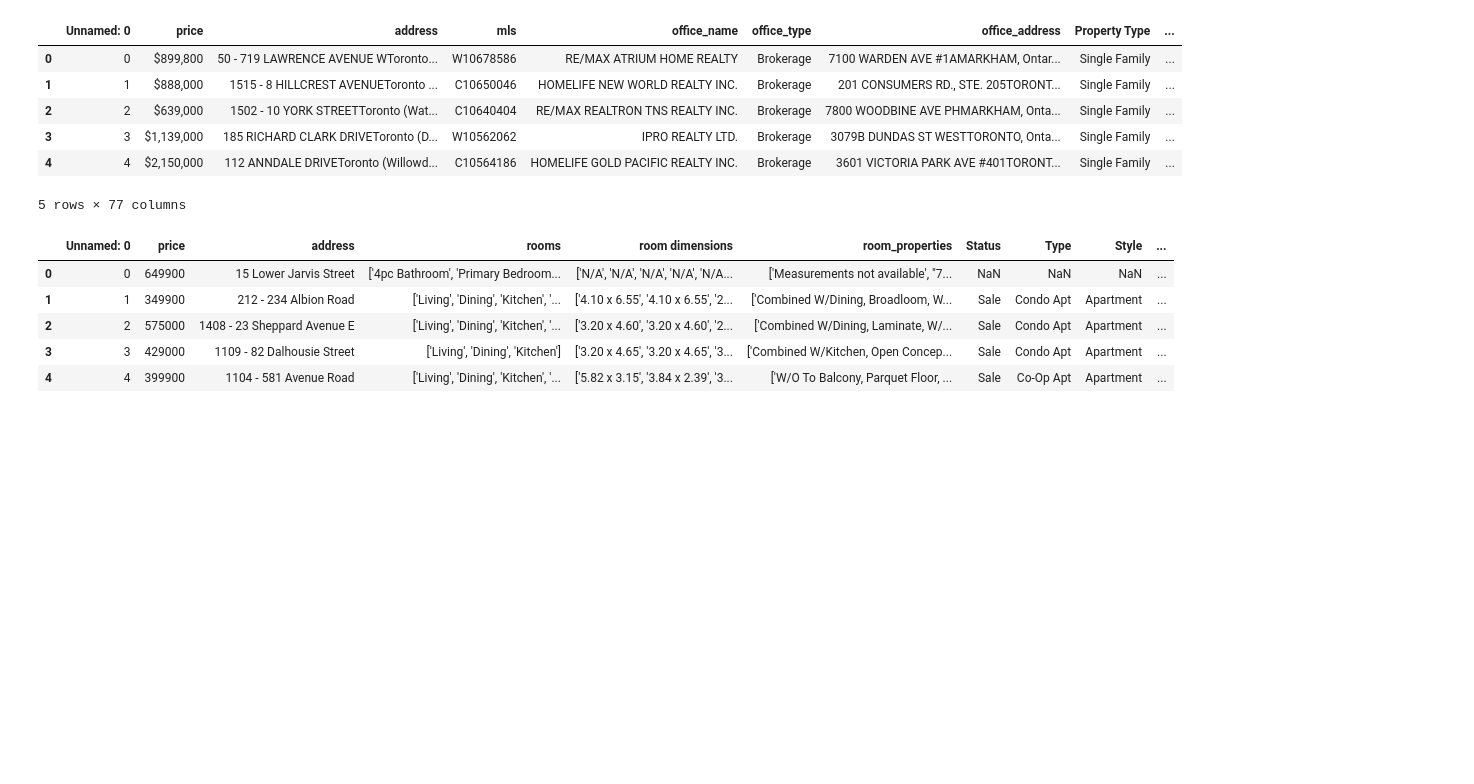
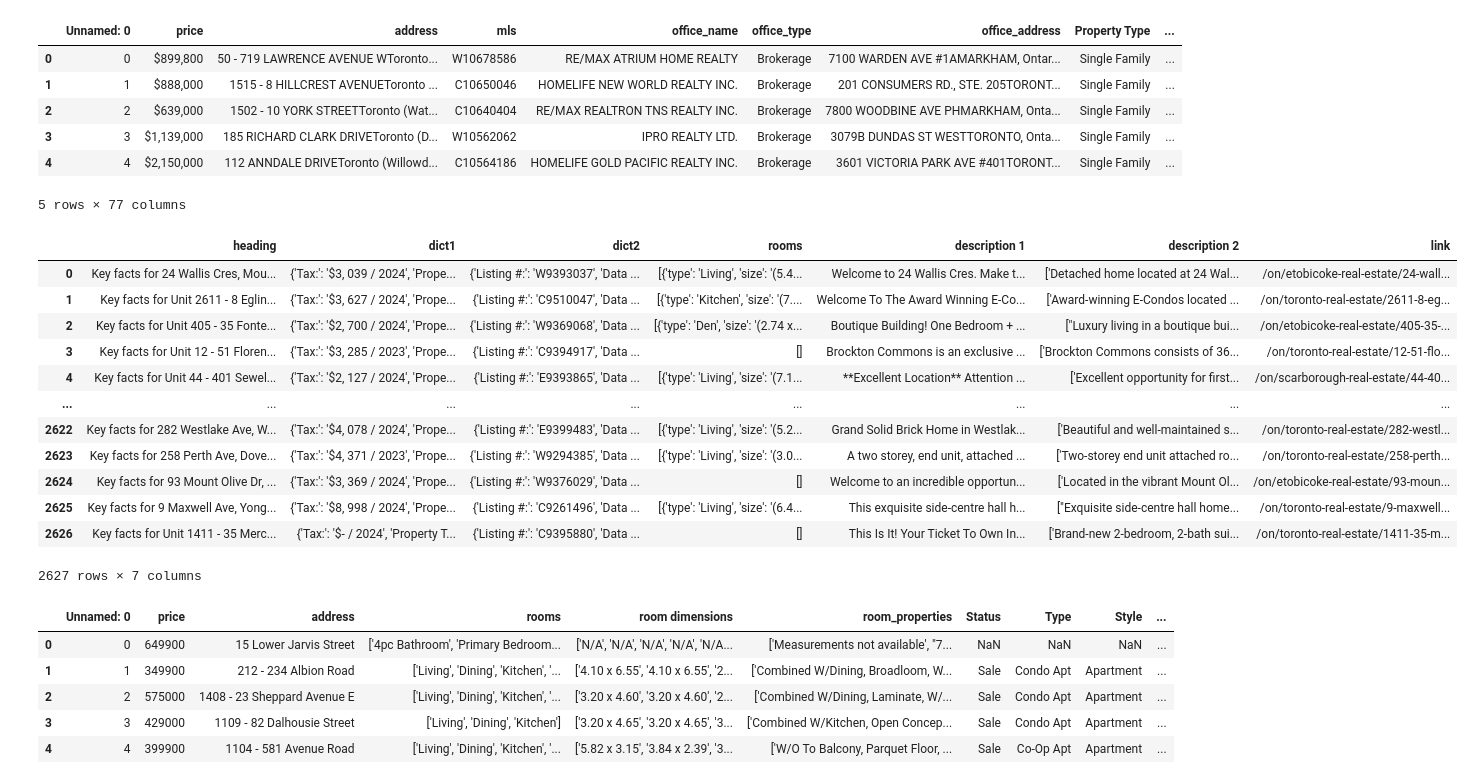
Before and after one commit to sunnyjen/CME358-Final_project, a Jupyter notebook: Combined Data.ipynb, the cells around one changed output. Saved outputs shown, nothing was run; the diff lists cells and outputs as text; code cells hidden in the pictures; blank space fills up the shorter version.

Commit message:
Additional features of house sigma data

```diff
--- a/Combined Data.ipynb
+++ b/Combined Data.ipynb
@@ -114,6 +114,48 @@ real_estate2.head()
 | 3 | 3 | $1,139,000 | 185 RICHARD CLARK DRIVEToronto (D... | W10562062 | IPRO REALTY LTD. | Brokerage | 3079B DUNDAS ST WESTTORONTO, Onta... | Single Family | ... |
 | 4 | 4 | $2,150,000 | 112 ANNDALE DRIVEToronto (Willowd... | C10564186 | HOMELIFE GOLD PACIFIC REALTY INC. | Brokerage | 3601 VICTORIA PARK AVE #401TORONT... | Single Family | ... |
 5 rows × 77 columns
+# %%
+import pandas as pd
+data = pd.read_csv("properties_housesigma.csv")
+data.columns=["Key Facts","Property Info","Listing Info", "rooms","description 1","description 2", "Link"]
+display(data)
+# Flatten data
+flattened_data = []
+for row in data:
+    flattened_row = {"Key Facts": row.get("Key Facts"), "Link": row.get("Link")}
+    # Add Property Info to the row
+    property_info = row.get("Property Info", {})
+    for key, value in property_info.items():
+        flattened_row[key] = value
+    # Add Listing Info to the row
+    listing_info = row.get("Listing Info", {})
+    for key, value in listing_info.items():
+        flattened_row[key] = value
+    # Append the flattened row
+    flattened_data.append(flattened_row)
+
+# Convert to DataFrame
+df = pd.DataFrame(flattened_data)
+
+# Save to CSV
+output_file = "combined_properties.csv"
+df.to_csv(output_file, index=False)
+
+print(f"Data saved to {output_file}")
+# %% [output]
+|  | heading | dict1 | dict2 | rooms | description 1 | description 2 | link |
+| 0 | Key facts for 24 Wallis Cres, Mou... | {'Tax:': '$3, 039 / 2024', 'Prope... | {'Listing #:': 'W9393037', 'Data ... | [{'type': 'Living', 'size': '(5.4... | Welcome to 24 Wallis Cres. Make t... | ['Detached home located at 24 Wal... | /on/etobicoke-real-estate/24-wall... |
+| 1 | Key facts for Unit 2611 - 8 Eglin... | {'Tax:': '$3, 627 / 2024', 'Prope... | {'Listing #:': 'C9510047', 'Data ... | [{'type': 'Kitchen', 'size': '(7.... | Welcome To The Award Winning E-Co... | ['Award-winning E-Condos located ... | /on/toronto-real-estate/2611-8-eg... |
+| 2 | Key facts for Unit 405 - 35 Fonte... | {'Tax:': '$2, 700 / 2024', 'Prope... | {'Listing #:': 'W9369068', 'Data ... | [{'type': 'Den', 'size': '(2.74 x... | Boutique Building! One Bedroom + ... | ["Luxury living in a boutique bui... | /on/etobicoke-real-estate/405-35-... |
+| 3 | Key facts for Unit 12 - 51 Floren... | {'Tax:': '$3, 285 / 2023', 'Prope... | {'Listing #:': 'C9394917', 'Data ... | [] | Brockton Commons is an exclusive ... | ['Brockton Commons consists of 36... | /on/toronto-real-estate/12-51-flo... |
+| 4 | Key facts for Unit 44 - 401 Sewel... | {'Tax:': '$2, 127 / 2024', 'Prope... | {'Listing #:': 'E9393865', 'Data ... | [{'type': 'Living', 'size': '(7.1... | **Excellent Location** Attention ... | ['Excellent opportunity for first... | /on/scarborough-real-estate/44-40... |
+| ... | ... | ... | ... | ... | ... | ... | ... |
+| 2622 | Key facts for 282 Westlake Ave, W... | {'Tax:': '$4, 078 / 2024', 'Prope... | {'Listing #:': 'E9399483', 'Data ... | [{'type': 'Living', 'size': '(5.2... | Grand Solid Brick Home in Westlak... | ['Beautiful and well-maintained s... | /on/toronto-real-estate/282-westl... |
+| 2623 | Key facts for 258 Perth Ave, Dove... | {'Tax:': '$4, 371 / 2023', 'Prope... | {'Listing #:': 'W9294385', 'Data ... | [{'type': 'Living', 'size': '(3.0... | A two storey, end unit, attached ... | ['Two-storey end unit attached ro... | /on/toronto-real-estate/258-perth... |
+| 2624 | Key facts for 93 Mount Olive Dr, ... | {'Tax:': '$3, 369 / 2024', 'Prope... | {'Listing #:': 'W9376029', 'Data ... | [] | Welcome to an incredible opportun... | ['Located in the vibrant Mount Ol... | /on/etobicoke-real-estate/93-moun... |
+| 2625 | Key facts for 9 Maxwell Ave, Yong... | {'Tax:': '$8, 998 / 2024', 'Prope... | {'Listing #:': 'C9261496', 'Data ... | [{'type': 'Living', 'size': '(6.4... | This exquisite side-centre hall h... | ["Exquisite side-centre hall home... | /on/toronto-real-estate/9-maxwell... |
+| 2626 | Key facts for Unit 1411 - 35 Merc... | {'Tax:': '$- / 2024', 'Property T... | {'Listing #:': 'C9395880', 'Data ... | [] | This Is It! Your Ticket To Own In... | ['Brand-new 2-bedroom, 2-bath sui... | /on/toronto-real-estate/1411-35-m... |
+2627 rows × 7 columns
 # %%
 # Import Real Estate Data and Clean (NOTE: Need to Filter for Toronto, ON)
 
```
Also changed, not shown: 13 other files.
